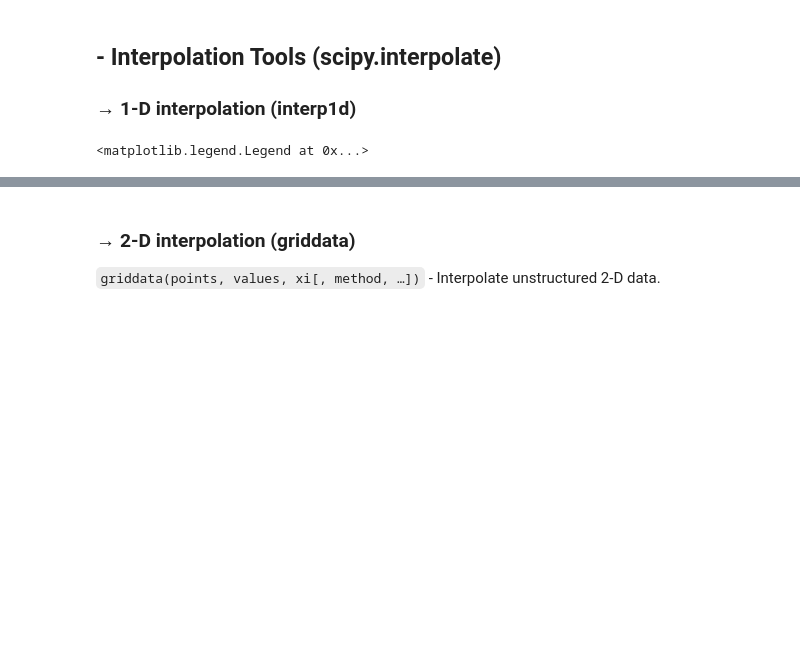
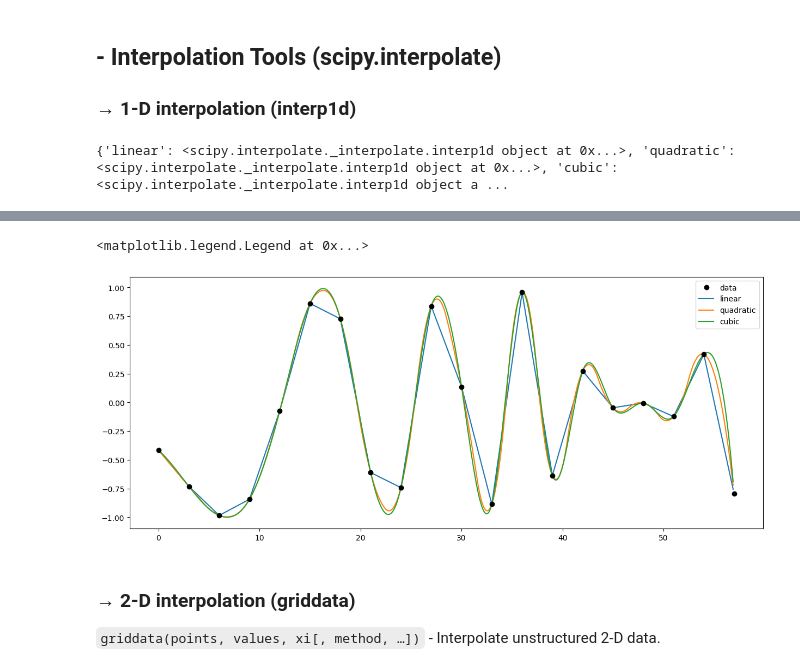
Before and after one commit to Kamuish/content, a Jupyter notebook: content/Classes/2024/Análise de Dados em Física e Astronomia/Scipy.ipynb, the cells around one changed output, grey strips where cells are left out. Cells and saved outputs as stored; diff of their text form; code cells hidden in the pictures; blank space fills up the shorter version.

```diff
--- a/content/Classes/2024/Análise de Dados em Física e Astronomia/Scipy.ipynb
+++ b/content/Classes/2024/Análise de Dados em Física e Astronomia/Scipy.ipynb
@@ -27,18 +27,22 @@ y = np.cos ( x / 10 + 2 + (x / 10 )**2 )
 
 # define plot
 mplt.figure(figsize = (15,6))
-mplt.plot(x,y,color = 'k', marker = 'o',label = 'data')
+mplt.plot(x,y,color = 'k', marker = 'o',label = 'data', zorder=1000, ls="")
 
 # create interpolation functions
 interps= ['linear','quadratic','cubic']
-funcs = {interp:interp1d(x, y, kind=interp,fill_value=np.nanmedian(y)) for interp in interps}
+funcs = {interp:interp1d(x, y,
+                         kind=interp,
+                         fill_value=np.nanmedian(y)
+                         ) for interp in interps}
 
+print(funcs)
 # define new x array
 x_new = np.arange(0, 57, 0.1)
 
-for interp in interps:
-   mplt.plot(x_new,funcs[interp](x_new),label = interp)
+for interp, interpolator in funcs.items():
+   mplt.plot(x_new, interpolator(x_new),label = interp)
 
 mplt.legend()
 # %% [output]
-<matplotlib.legend.Legend at 0x...>
+{'linear': <scipy.interpolate._interpolate.interp1d object at 0x...>, 'quadratic': <scipy.interpolate._interpolate.interp1d object at 0x...>, 'cubic': <scipy.interpolate._interpolate.interp1d object a ...
@@ -46,3 +49,5 @@ mplt.legend()
+<matplotlib.legend.Legend at 0x...>
+[figure, added]
 # %% [markdown]
 ### &rarr;  2-D interpolation (griddata)
 
```
Also changed, not shown: parts of 4 cells of this notebook, 3 other files.
